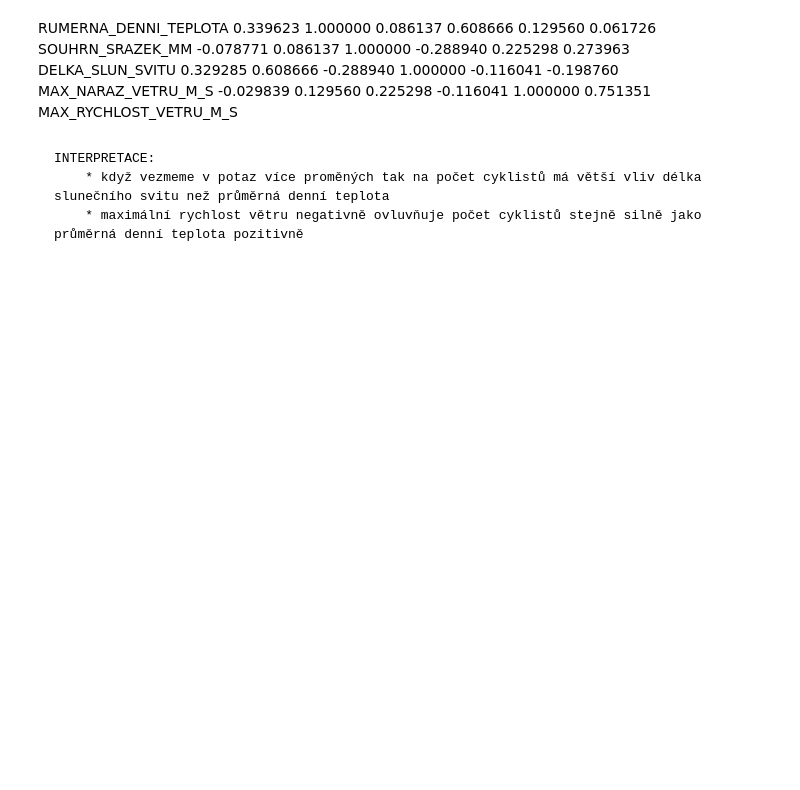
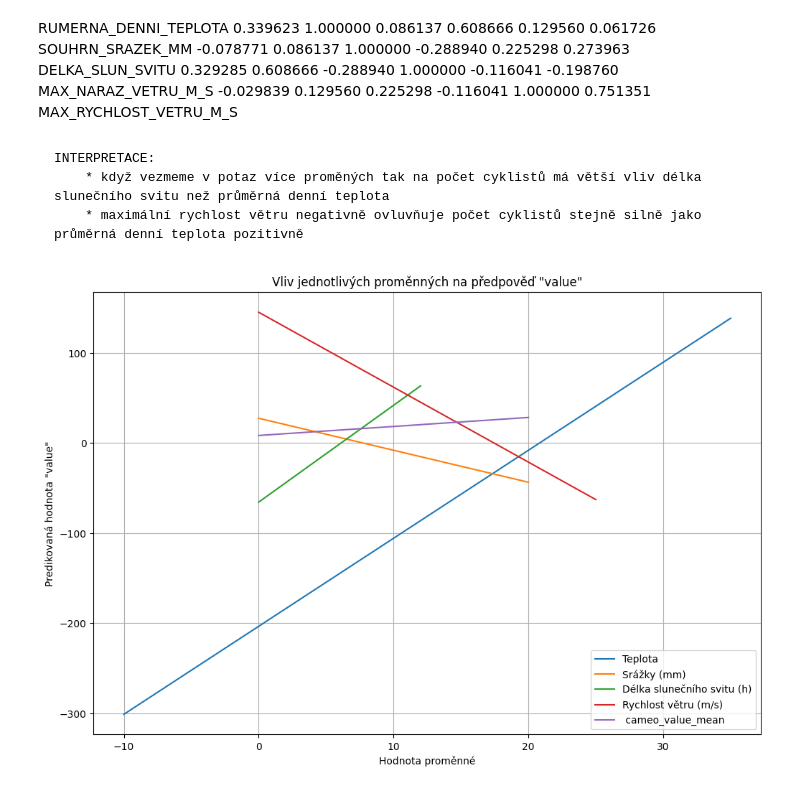
Before and after one commit to KamilaKot/projekt_stat, a Jupyter notebook: statistika/statistika.ipynb, the cells around one changed output. Drawn from its saved outputs; the diff is of its cells as text; code cells hidden in the pictures; blank space fills up the shorter version.

```diff
--- a/statistika/statistika.ipynb
+++ b/statistika/statistika.ipynb
@@ -134,3 +175,67 @@ MAX_RYCHLOST_VETRU_M_S
     INTERPRETACE:
         * když vezmeme v potaz více proměných tak na počet cyklistů má větší vliv délka slunečního svitu než průměrná denní teplota
         * maximální rychlost větru negativně ovluvňuje počet cyklistů stejně silně jako průměrná denní teplota pozitivně
+# %%
+import numpy as np
+import matplotlib.pyplot as plt
+
+# Koeficienty
+intercept = -152.8932
+coef_prac_den = 11.6715
+coef_temp = 9.7718
+coef_srazky = -3.5513
+coef_slun = 10.7476
+coef_vitr = -8.3188
+coef_cameo = 1.0
+
+# Konstantní hodnoty
+prac_den = 1
+
+# Funkce pro výpočet "value" při různých proměnných
+def compute_value(temp, srazky, slun, vitr, cameo):
+    return intercept + \
+           coef_prac_den * prac_den + \
+           coef_temp * temp + \
+           coef_srazky * srazky + \
+           coef_slun * slun + \
+           coef_vitr * vitr + \
+           coef_cameo * cameo
+
+# Hodnoty pro jednotlivé proměnné
+temp_range = np.arange(-10, 36, 1)  # Teplota
+srazky_range = np.linspace(0, 20, 50)  # Srážky
+slun_range = np.linspace(0, 12, 50)  # Délka slunečního svitu
+vitr_range = np.linspace(0, 25, 50)  # Rychlost větru
+cameo_range = np.linspace(0, 20, 50)  # cameo_value_mean
+
+# Výpočet "value" pro každý
+plt.figure(figsize=(12,8))
+
+# Teplota
+values_temp = compute_value(temp_range, 10, 8, 15, 12)
+plt.plot(temp_range, values_temp, label='Teplota')
+
+# Srážky
+values_srazky = compute_value(20, srazky_range, 8, 15, 12)
+plt.plot(srazky_range, values_srazky, label='Srážky (mm)')
+
+# Sluneční svit
+values_slun = compute_value(20, 2, slun_range, 15, 12)
+plt.plot(slun_range, values_slun, label='Délka slunečního svitu (h)')
+
+# Rychlost větru
+values_vitr = compute_value(20, 2, 8, vitr_range, 12)
+plt.plot(vitr_range, values_vitr, label='Rychlost větru (m/s)')
+
+# cameo_value_mean
+values_cameo = compute_value(20, 2, 8, 15, cameo_range)
+plt.plot(cameo_range, values_cameo, label=' cameo_value_mean')
+
+plt.xlabel('Hodnota proměnné')
+plt.ylabel('Predikovaná hodnota "value"')
+plt.title('Vliv jednotlivých proměnných na předpověď "value"')
+plt.legend()
+plt.grid(True)
+plt.show()
+# %% [output]
+[figure, added]
```
Also changed, not shown: parts of 7 cells of this notebook.
